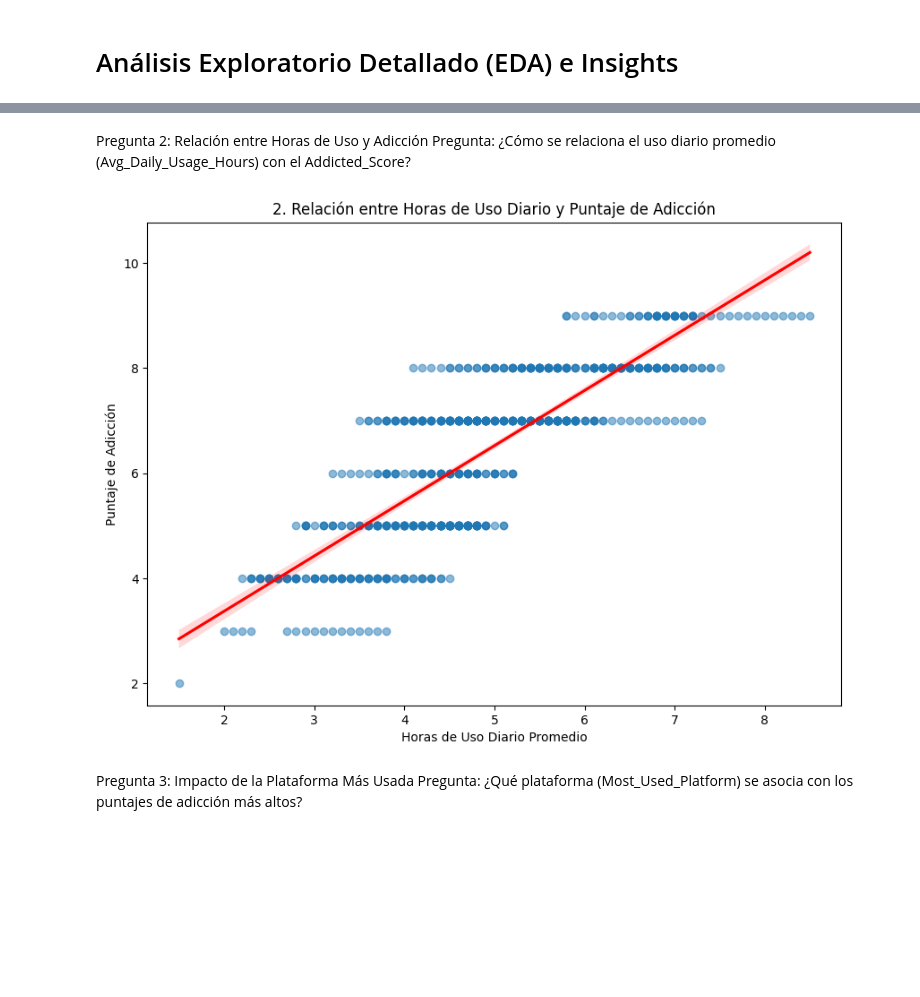
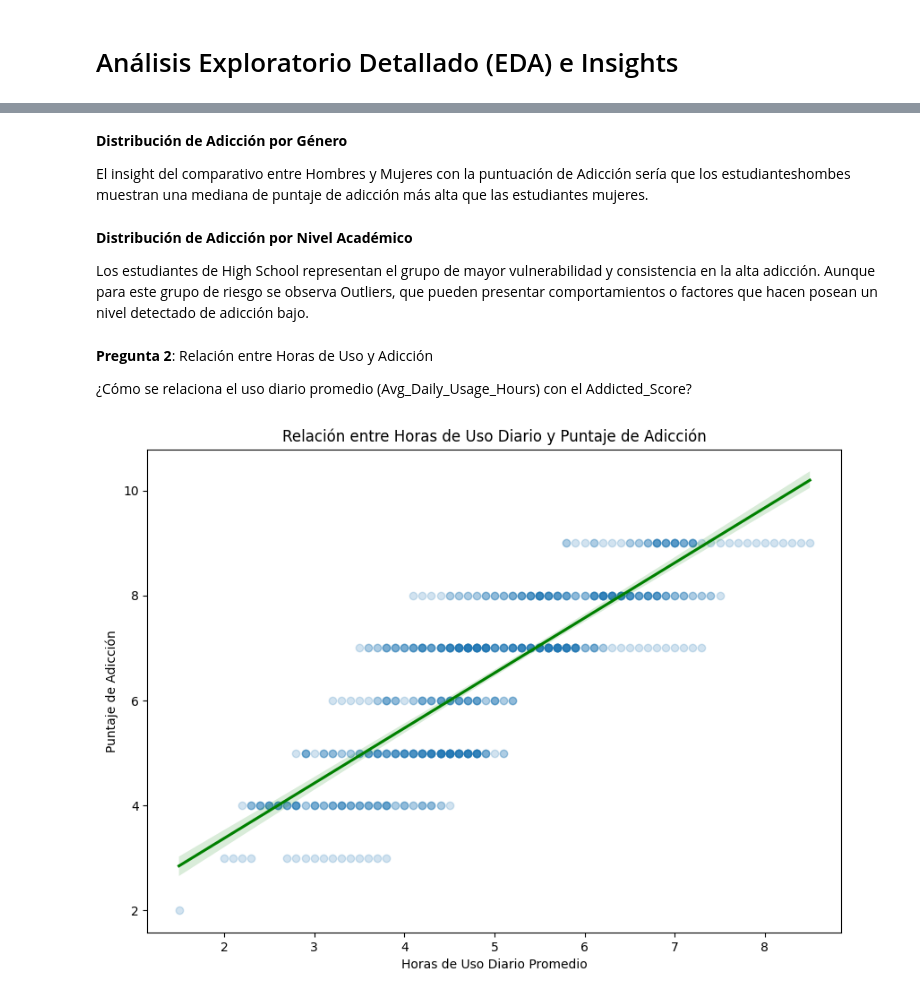
Before and after one commit to vazquezsilvana/Data-Science-II-Preentrega, a Jupyter notebook: Pre_entrega_DS_II.ipynb, the cells around one changed output, grey strips where cells are left out. Saved outputs shown, nothing was run; the diff lists cells and outputs as text; code cells hidden in the pictures; blank space fills up the shorter version.

```diff
--- a/Pre_entrega_DS_II.ipynb
+++ b/Pre_entrega_DS_II.ipynb
@@ -199,15 +204,21 @@ Passing `palette` without assigning `hue` is deprecated and will be removed in v
+# %% [markdown]
+**Distribución de Adicción por Género**
+
+El insight del comparativo entre Hombres y Mujeres con la puntuación de Adicción sería que los estudianteshombes muestran una mediana de puntaje de adicción más alta que las estudiantes mujeres.
+# %% [markdown]
+**Distribución de Adicción por Nivel Académico**
+
+Los estudiantes de High School representan el grupo de mayor vulnerabilidad y consistencia en la alta adicción. Aunque para este grupo de riesgo se observa Outliers, que pueden presentar comportamientos o factores que hacen posean un nivel detectado de adicción bajo.
 # %% [markdown]
-Pregunta 2: Relación entre Horas de Uso y Adicción
-Pregunta: ¿Cómo se relaciona el uso diario promedio (Avg_Daily_Usage_Hours) con el Addicted_Score?
+**Pregunta 2**: Relación entre Horas de Uso y Adicción
+
+¿Cómo se relaciona el uso diario promedio (Avg_Daily_Usage_Hours) con el Addicted_Score?
 # %%
 plt.figure(figsize=(10, 7))
-sns.regplot(x='Avg_Daily_Usage_Hours', y='Addicted_Score', data=df, scatter_kws={'alpha':0.5}, line_kws={"color": "red"})
-plt.title('2. Relación entre Horas de Uso Diario y Puntaje de Adicción')
+sns.regplot(x='Avg_Daily_Usage_Hours', y='Addicted_Score', data=df, scatter_kws={'alpha':0.2}, line_kws={"color": "green"})
+plt.title('Relación entre Horas de Uso Diario y Puntaje de Adicción')
 plt.xlabel('Horas de Uso Diario Promedio')
 plt.ylabel('Puntaje de Adicción')
 plt.show()
 # %% [output]
-[figure, old version]
+[figure, new version]
-# %% [markdown]
-Pregunta 3: Impacto de la Plataforma Más Usada
-Pregunta: ¿Qué plataforma (Most_Used_Platform) se asocia con los puntajes de adicción más altos?
```
Also changed, not shown: parts of 8 cells of this notebook.
